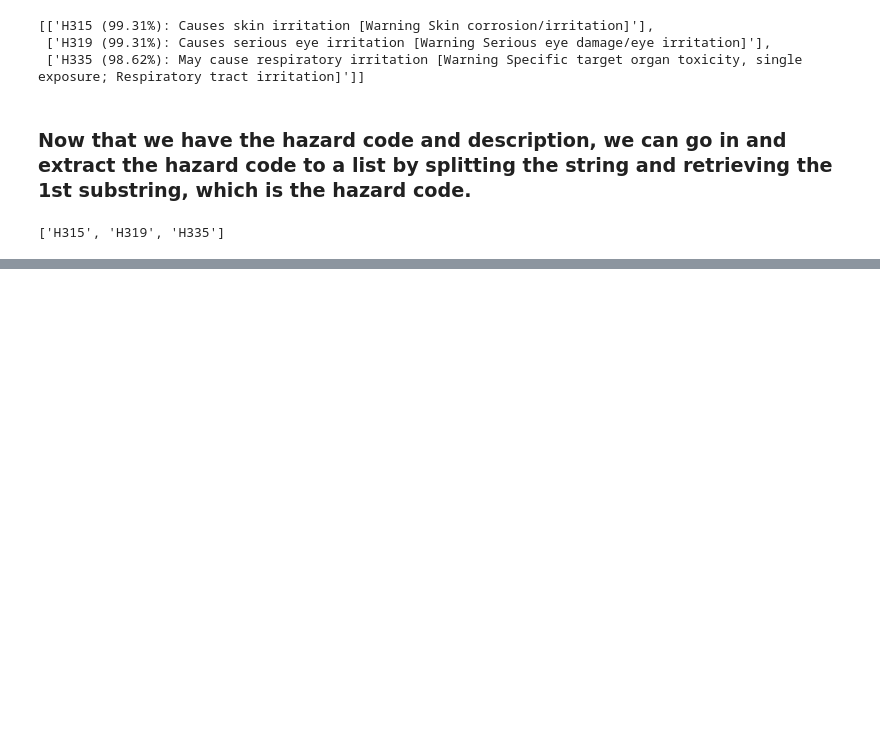
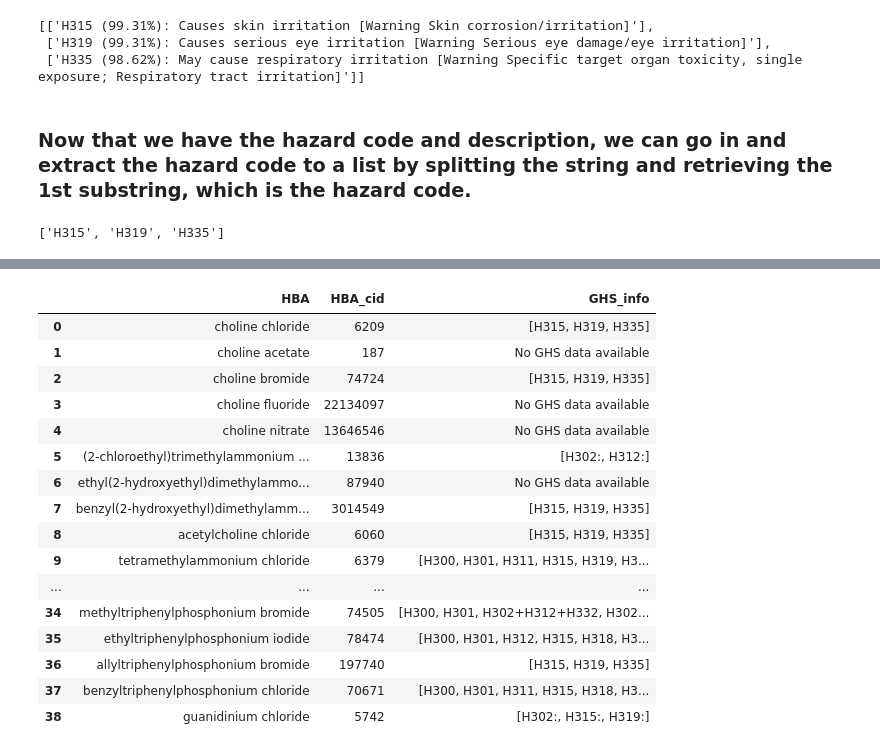
Before and after one commit to jrodguez/des-basis-set, a Jupyter notebook: scripts/safety/safety-exploring.ipynb, the cells around one changed output, grey strips where cells are left out. Cells and saved outputs as stored; diff of their text form; code cells hidden in the pictures; blank space fills up the shorter version.

Commit message:
Included boolean statements for multiple cases, converted code into functions and main wrapper that will work on a large set of chemcial cid's

```diff
--- a/scripts/safety/safety-exploring.ipynb
+++ b/scripts/safety/safety-exploring.ipynb
@@ -96,0 +78,30 @@ hazard_code_list
+# %%
+def check_GHS_data(request_json):
+
+    """This function checks to see if GHS safety information data is available
+    in the pubchem data file for a chemical"""
+
+
+    if 'Fault' in request_json:                 #first key in dict will be Fault if no GHS heading in json data
+        return 'No GHS data available'
+
+    else:
+        return 'GHS data available'
+# %%
+def hazard_classification(request_json):
+
+    """This function checks if the subsatnce is classified as hazardous or non hazardous if GHS data was found"""
+
+    GHS_status = check_GHS_data(request_json)
+
+    # cas if no data was found in ghs retrieval function
+    if GHS_status == 'No GHS data available':
+        return GHS_status
+
+    #otherwise, continue to parse through the json file to determine if the substance is hazardous or not
+    else:
+        if len(request_json['Record']['Section'][0]['Section'][0]['Section'][0]['Information']) == 1:
+            return 'Not classified as a hazardous substance'
+
+        else:
+            return 'Hazardous substance'
@@ -96,0 +164,3 @@ hazard_code_list
+# %%
+data = pd.read_csv('/Users/Jaime/Downloads/HBA_list.csv')
+data
@@ -96,0 +185,7 @@ hazard_code_list
+# %%
+hazard_codes = []
+for i, row in data.iterrows():
+    cid = row['HBA_cid']
+    values = get_hazard_codes(cid)
+    hazard_codes.append(values)
+data['GHS_info'] = hazard_codes
@@ -96,0 +212,20 @@ hazard_code_list
+# %%
+data
+# %% [output]
+|  | HBA | HBA_cid | GHS_info |
+| 0 | choline chloride | 6209 | [H315, H319, H335] |
+| 1 | choline acetate | 187 | No GHS data available |
+| 2 | choline bromide | 74724 | [H315, H319, H335] |
+| 3 | choline fluoride | 22134097 | No GHS data available |
+| 4 | choline nitrate | 13646546 | No GHS data available |
+| 5 | (2-chloroethyl)trimethylammonium ... | 13836 | [H302:, H312:] |
+| 6 | ethyl(2-hydroxyethyl)dimethylammo... | 87940 | No GHS data available |
+| 7 | benzyl(2-hydroxyethyl)dimethylamm... | 3014549 | [H315, H319, H335] |
+| 8 | acetylcholine chloride | 6060 | [H315, H319, H335] |
+| 9 | tetramethylammonium chloride | 6379 | [H300, H301, H311, H315, H319, H3... |
+| ... | ... | ... | ... |
+| 34 | methyltriphenylphosphonium bromide | 74505 | [H300, H301, H302+H312+H332, H302... |
+| 35 | ethyltriphenylphosphonium iodide | 78474 | [H300, H301, H312, H315, H318, H3... |
+| 36 | allyltriphenylphosphonium bromide | 197740 | [H315, H319, H335] |
+| 37 | benzyltriphenylphosphonium chloride | 70671 | [H300, H301, H311, H315, H318, H3... |
+| 38 | guanidinium chloride | 5742 | [H302:, H315:, H319:] |
```
Also changed, not shown: parts of 9 cells of this notebook, 1 other file.
